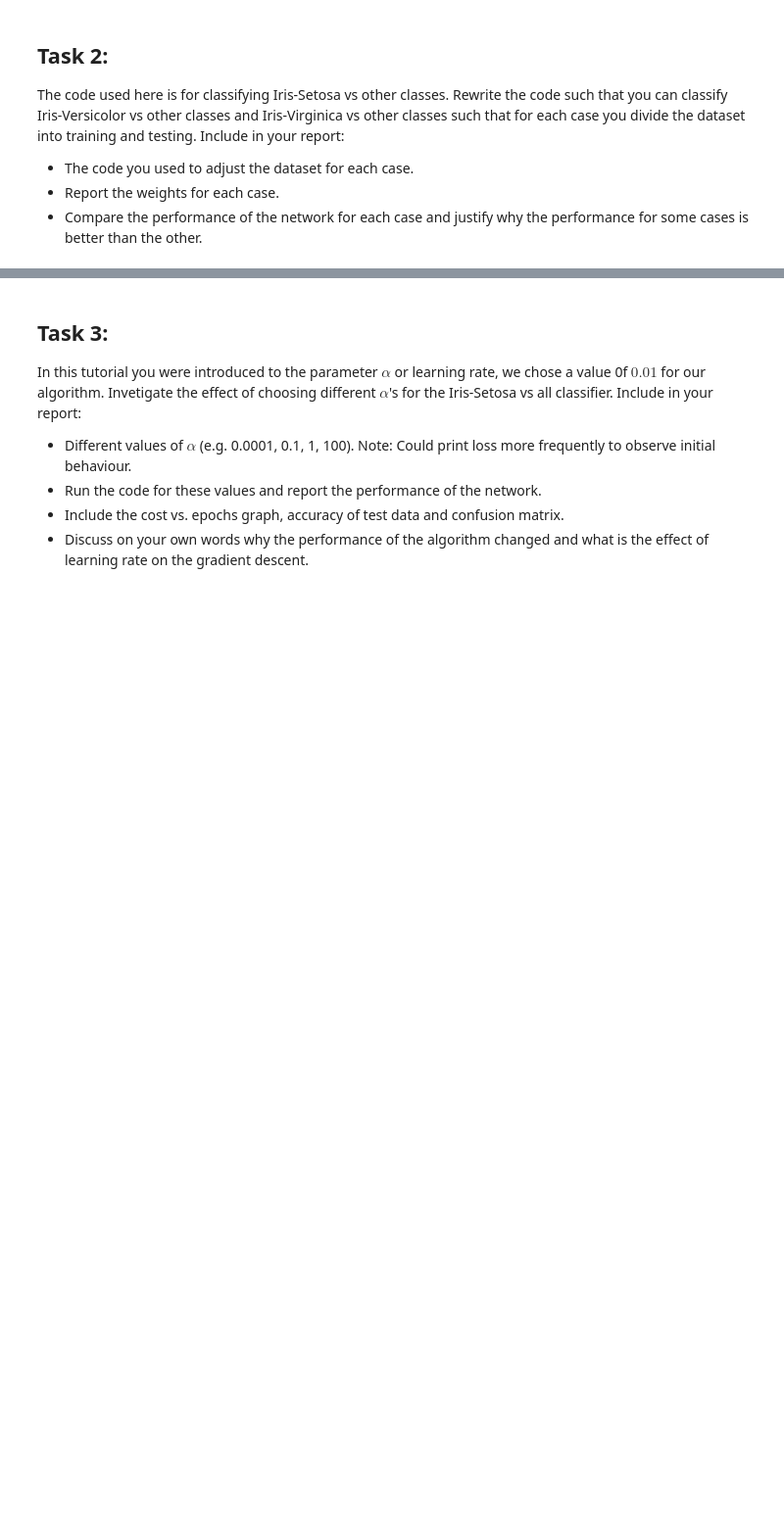
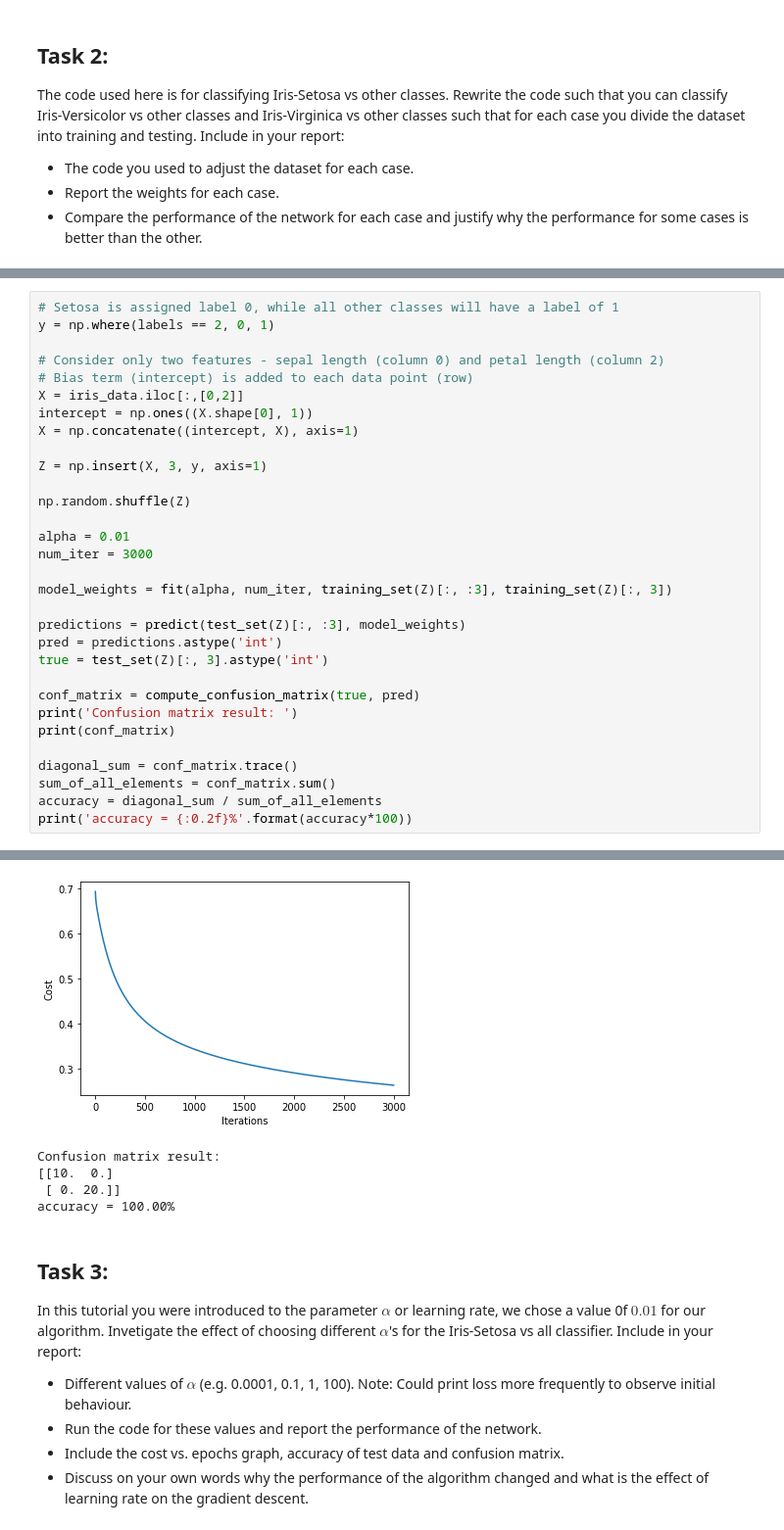
Before and after one commit to limited-fion/ee3-ml, a Jupyter notebook: Fion_ML_Logistic_Regression_.ipynb, the cells around one changed output, grey strips where cells are left out. Shown at 98% size. Cells and saved outputs as stored; diff of their text form; blank space fills up the shorter version.

```diff
--- a/Fion_ML_Logistic_Regression_.ipynb
+++ b/Fion_ML_Logistic_Regression_.ipynb
@@ -238,0 +366,32 @@ The code used here is for classifying Iris-Setosa vs other classes. Rewrite the
+# %%
+# Setosa is assigned label 0, while all other classes will have a label of 1
+y = np.where(labels == 2, 0, 1)
+
+# Consider only two features - sepal length (column 0) and petal length (column 2)
+# Bias term (intercept) is added to each data point (row)
+X = iris_data.iloc[:,[0,2]]
+intercept = np.ones((X.shape[0], 1))
+X = np.concatenate((intercept, X), axis=1)
+
+Z = np.insert(X, 3, y, axis=1)
+
+np.random.shuffle(Z)
+
+alpha = 0.01
+num_iter = 3000
+
+model_weights = fit(alpha, num_iter, training_set(Z)[:, :3], training_set(Z)[:, 3])
+
+predictions = predict(test_set(Z)[:, :3], model_weights)
+pred = predictions.astype('int')
+true = test_set(Z)[:, 3].astype('int')
+
+conf_matrix = compute_confusion_matrix(true, pred)
+print('Confusion matrix result: ')
+print(conf_matrix)
+
+diagonal_sum = conf_matrix.trace()
+sum_of_all_elements = conf_matrix.sum()
+accuracy = diagonal_sum / sum_of_all_elements
+print('accuracy = {:0.2f}%'.format(accuracy*100))
+# %% [output]
@@ -239,3 +415,8 @@ The code used here is for classifying Iris-Setosa vs other classes. Rewrite the
+[figure, added]
+Confusion matrix result:
+[[10.  0.]
+ [ 0. 20.]]
+accuracy = 100.00%
 # %% [markdown]
 ## Task 3:
 
```
Also changed, not shown: parts of 7 cells of this notebook.
